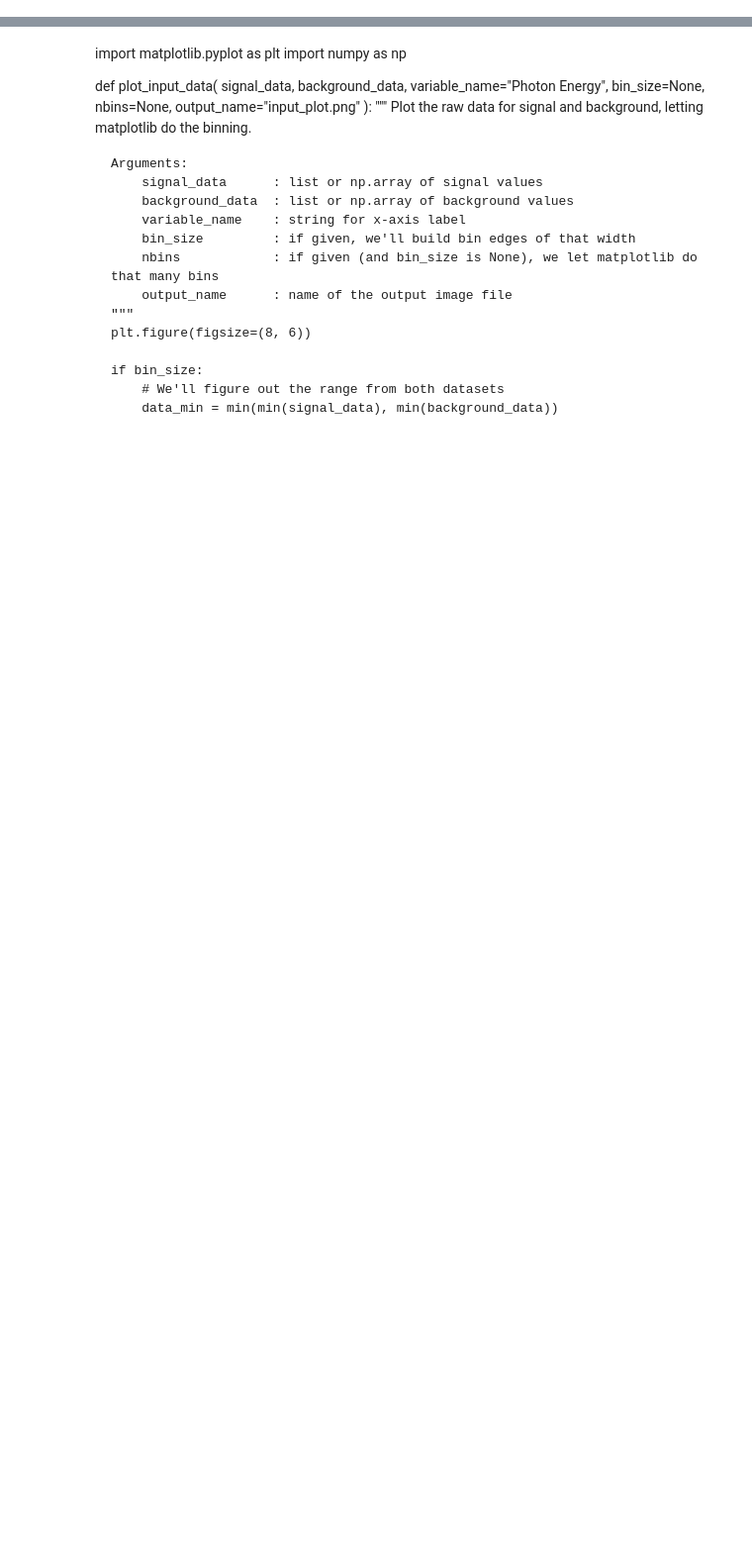
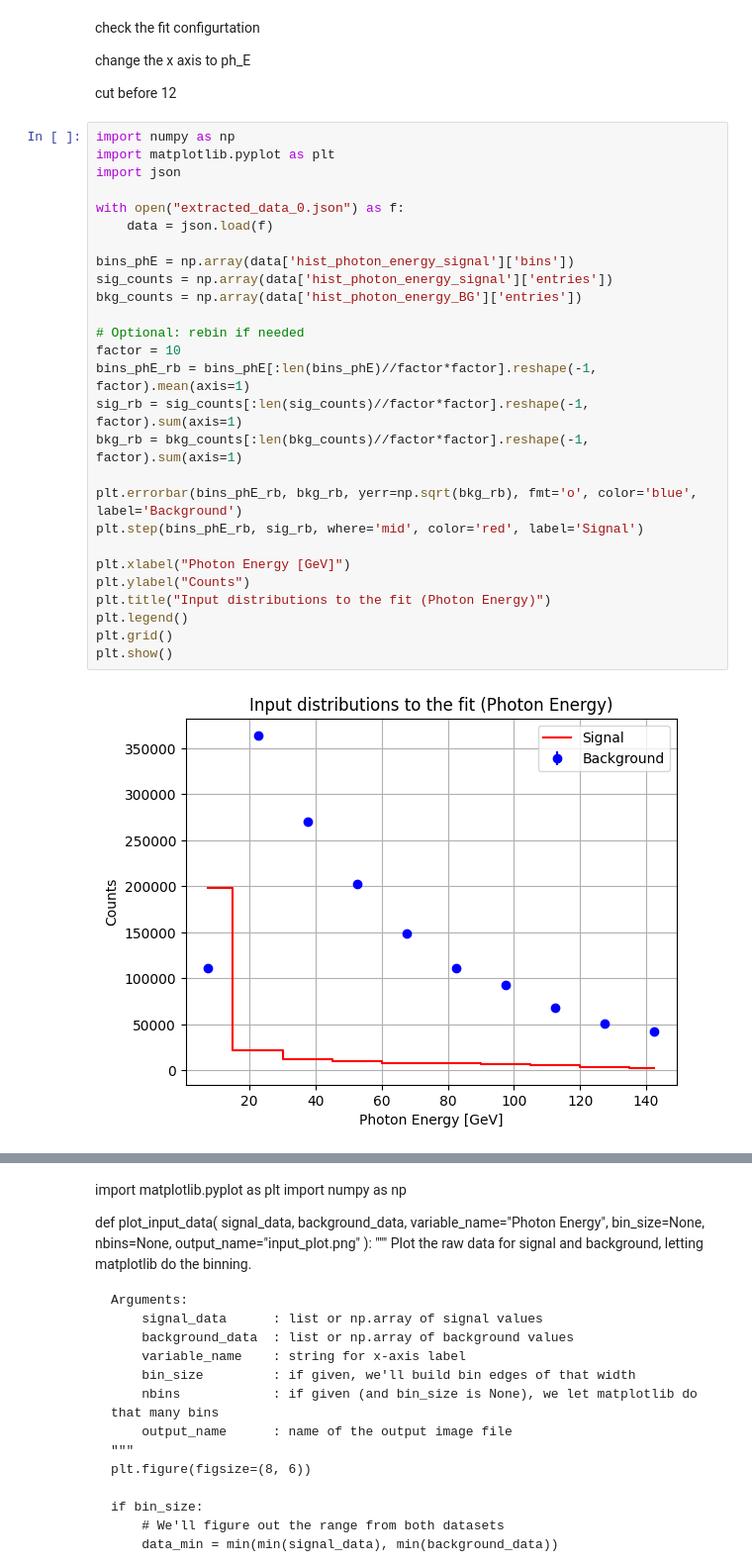
Before and after one commit to Long26696/FCC, a Jupyter notebook: jjia_notebook (1) (1)-Copy1 (1).ipynb, the cells around one changed output, grey strips where cells are left out. Shown at 99% size. Saved outputs shown, nothing was run; the diff lists cells and outputs as text; blank space fills up the shorter version.

```diff
--- a/jjia_notebook (1) (1)-Copy1 (1).ipynb
+++ b/jjia_notebook (1) (1)-Copy1 (1).ipynb
@@ -174,0 +185,36 @@ Fit failed for extracted_data_29.json: __init__() got an unexpected keyword argu
+# %% [markdown]
+check the fit configurtation
+
+change the x axis to ph_E
+
+
+cut before 12
+# %%
+import numpy as np
+import matplotlib.pyplot as plt
+import json
+
+with open("extracted_data_0.json") as f:
+    data = json.load(f)
+
+bins_phE = np.array(data['hist_photon_energy_signal']['bins'])
+sig_counts = np.array(data['hist_photon_energy_signal']['entries'])
+bkg_counts = np.array(data['hist_photon_energy_BG']['entries'])
+
+# Optional: rebin if needed
+factor = 10
+bins_phE_rb = bins_phE[:len(bins_phE)//factor*factor].reshape(-1, factor).mean(axis=1)
+sig_rb = sig_counts[:len(sig_counts)//factor*factor].reshape(-1, factor).sum(axis=1)
+bkg_rb = bkg_counts[:len(bkg_counts)//factor*factor].reshape(-1, factor).sum(axis=1)
+
+plt.errorbar(bins_phE_rb, bkg_rb, yerr=np.sqrt(bkg_rb), fmt='o', color='blue', label='Background')
+plt.step(bins_phE_rb, sig_rb, where='mid', color='red', label='Signal')
+
+plt.xlabel("Photon Energy [GeV]")
+plt.ylabel("Counts")
+plt.title("Input distributions to the fit (Photon Energy)")
+plt.legend()
+plt.grid()
+plt.show()
+# %% [output]
+[figure, added]
```
Also changed, not shown: parts of 19 cells of this notebook.
